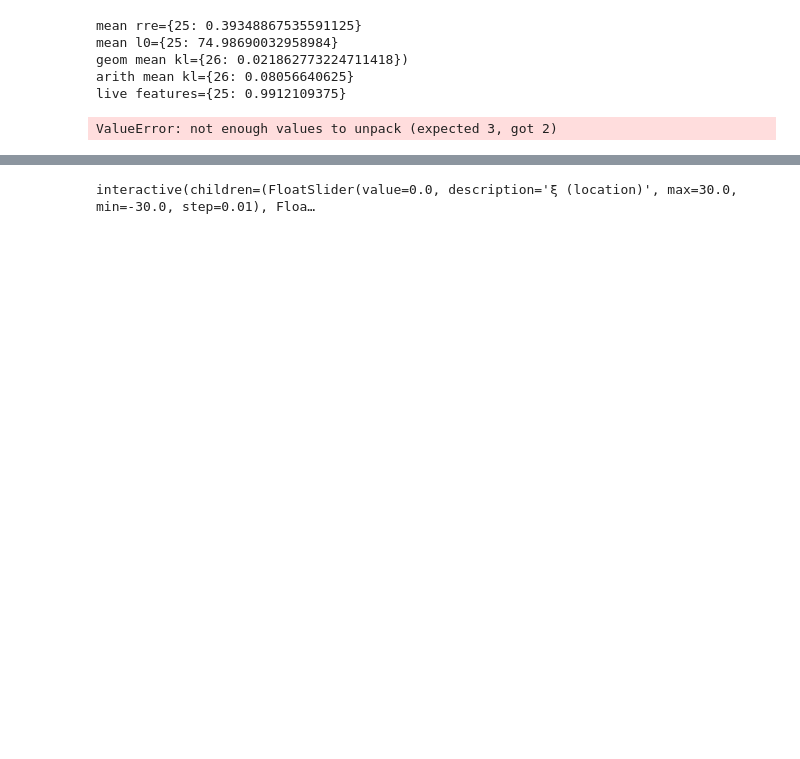
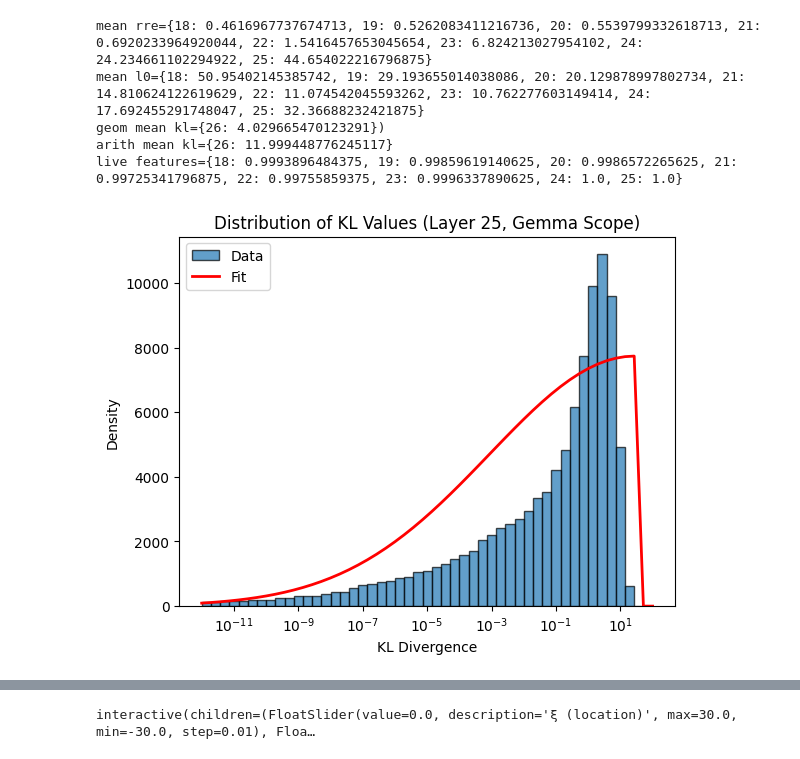
Before and after one commit to evan-lloyd/mechinterp-experiments, a Jupyter notebook: transformers_sae/scratch.ipynb, the cells around one changed output, grey strips where cells are left out. Saved outputs shown, nothing was run; the diff lists cells and outputs as text; code cells hidden in the pictures; blank space fills up the shorter version.

```diff
--- a/transformers_sae/scratch.ipynb
+++ b/transformers_sae/scratch.ipynb
@@ -173,24 +222,27 @@ a. the largest city<eos>
 # %%
 from transformers_sae.sae_lens_wrapper import wrap_sae_lens_pretrained
 
-gemma_scope = wrap_sae_lens_pretrained(
-    release="gemma-scope-2b-pt-res-canonical",
-    sae_id="layer_25/width_16k/canonical",
-    device=TRAINING_DEVICE,
-)
+gemma_scope = {}
+
+for layer in range(min(saes.keys()), model.num_layers):
+    gemma_scope[layer] = wrap_sae_lens_pretrained(
+        release="gemma-scope-2b-pt-res-canonical",
+        sae_id=f"layer_{layer}/width_16k/canonical",
+        device=TRAINING_DEVICE,
+    )
 # %%
 from transformers_sae.validation import run_validations
 
 gemma_scope_validations = run_validations(
     model,
     tokenizer,
-    {25: gemma_scope},
+    gemma_scope,
     validation_dataset,
     TOKENIZER_BATCH_SIZE,
     TRAINING_BATCH_SIZE,
     NUM_VALIDATION_TOKENS,
-    cache_dir=None, #VALIDATION_CACHE_DIR,
-    start_layer=25,
+    cache_dir=None,
+    start_layer=min(gemma_scope.keys()),
 )
 print(
     f"mean rre={ {k: np.mean(v.rre).item() for k, v in gemma_scope_validations.layer_results.items() if v.rre is not None} }"
@@ -208,11 +260,11 @@ print(
     f"live features={ {k: sum(v.live_features) / D_SAE for k, v in gemma_scope_validations.layer_results.items() if v.live_features is not None} }"
 )
 # %% [output]
-mean rre={25: 0.39348867535591125}
-mean l0={25: 74.98690032958984}
-geom mean kl={26: 0.021862773224711418})
-arith mean kl={26: 0.08056640625}
-live features={25: 0.9912109375}
+mean rre={18: 0.4616967737674713, 19: 0.5262083411216736, 20: 0.5539799332618713, 21: 0.6920233964920044, 22: 1.5416457653045654, 23: 6.824213027954102, 24: 24.234661102294922, 25: 44.654022216796875}
+mean l0={18: 50.95402145385742, 19: 29.193655014038086, 20: 20.129878997802734, 21: 14.810624122619629, 22: 11.074542045593262, 23: 10.762277603149414, 24: 17.692455291748047, 25: 32.36688232421875}
+geom mean kl={26: 4.029665470123291})
+arith mean kl={26: 11.999448776245117}
+live features={18: 0.9993896484375, 19: 0.99859619140625, 20: 0.9986572265625, 21: 0.99725341796875, 22: 0.99755859375, 23: 0.9996337890625, 24: 1.0, 25: 1.0}
 # %%
 import matplotlib.pyplot as plt
 import numpy as np
@@ -235,44 +287,48 @@ skewness = stats.skew(log_kl)
 # scipy's skewnorm uses (a, loc, scale) parameterization
 # alpha, xi, omega = stats.skewnorm.fit(log_kl)
 # alpha, xi, omega = stats.exponnorm.fit(log_kl)
-s, loc, scale = stats.lognorm.fit(kl_values)
+# s, loc, scale = stats.lognorm.fit(kl_values)
+loc, scale = stats.halfnorm.fit(-log_kl)
+# loc, scale = stats.norm.fit(-log_kl)
 
 # print(f"Estimated log-skew-normal parameters:")
 # print(f"  xi (location): {xi:.4f}")
 # print(f"  omega (scale): {omega:.4f}")
 # print(f"  alpha (shape): {alpha:.4f}")
 
 # Create histogram
 plot_min = -12  # np.log10(np.min(kl_values))
 plot_max = 2  # np.log10(np.max(kl_values))
 log_bins = np.logspace(plot_min, plot_max, 50)
 counts, _ = np.histogram(kl_values, bins=log_bins)
 plt.hist(
     kl_values,
     bins=log_bins,
     edgecolor="black",
     alpha=0.7,
     label="Data",
 )
 
 # Plot fitted log-skew-normal PDF
 x = np.logspace(plot_min, plot_max, 1000)
 log_x = np.log(x)
 
 # Skew-normal PDF for log(x), with Jacobian adjustment (1/x)
-# pdf = stats.skewnorm.pdf(log_x, alpha, loc=xi, scale=omega) * len(kl_values)
-# pdf = stats.exponnorm.pdf(log_x, alpha, loc=xi, scale=omega) * len(kl_values)
-pdf = stats.lognorm.pdf(x, s, loc=loc, scale=scale) * len(kl_values)
+# pdf = stats.skewnorm.pdf(np.log(log_bins), alpha, loc=xi, scale=omega) * len(kl_values)
+# pdf = stats.exponnorm.pdf(np.log(log_bins), alpha, loc=xi, scale=omega) * len(kl_values)
+# pdf = stats.lognorm.pdf(np.log(log_bins), s, loc=loc, scale=scale) * len(kl_values)
+pdf = stats.halfnorm.pdf(-np.log(log_bins), loc=loc, scale=scale) * len(kl_values)
+# pdf = stats.norm.pdf(-np.log(log_bins), loc=loc, scale=scale) * len(kl_values)
 
-plt.plot(x, pdf, "r-", linewidth=2, label="Fit")
+plt.plot(log_bins, pdf, "r-", linewidth=2, label="Fit")
 plt.xscale("log")
 plt.xlabel("KL Divergence")
 plt.ylabel("Density")
 plt.title("Distribution of KL Values (Layer 25, Gemma Scope)")
 plt.legend()
 plt.show()
 # %% [output]
-ValueError: not enough values to unpack (expected 3, got 2)
+[figure, added]
 # %%
 from transformers_sae.validation import generate_with_replacement
 
```
Also changed, not shown: parts of 5 cells of this notebook, 4 other files.
